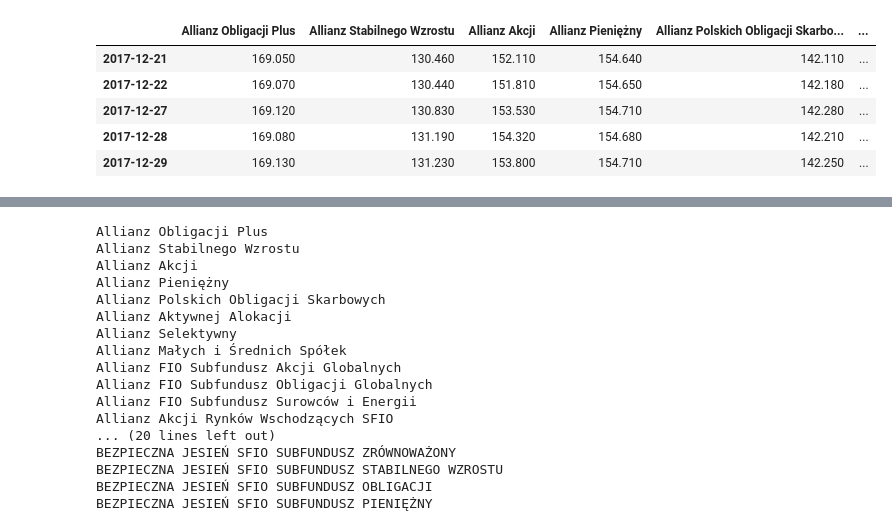
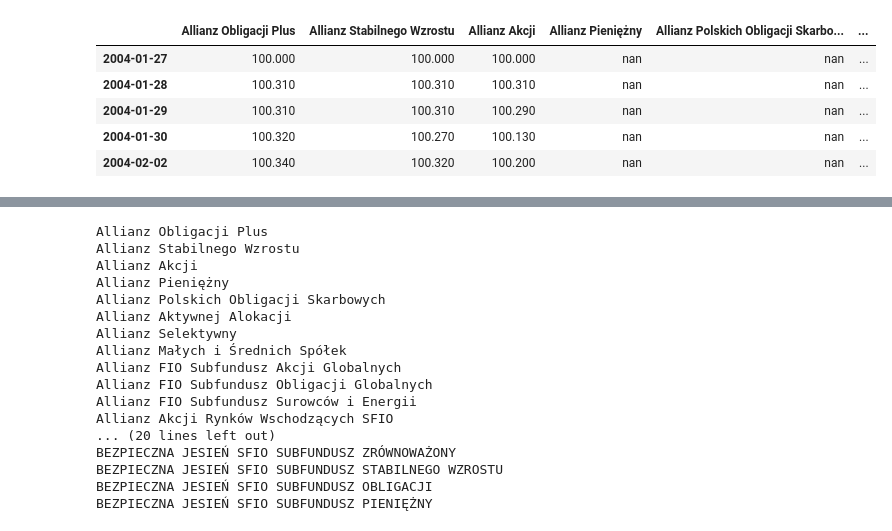
Before and after one commit to lukaszwos/wykresy_pandas, a Jupyter notebook: wykresy_xlsx.ipynb, the cells around one changed output, grey strips where cells are left out. Drawn from its saved outputs; the diff is of its cells as text; code cells hidden in the pictures.

```diff
--- a/wykresy_xlsx.ipynb
+++ b/wykresy_xlsx.ipynb
@@ -25,13 +17,13 @@ kody.xlsx*
 # %%
 df = pd.read_excel('wyceny_2018_01_04.xlsx')
-# %%
-df.tail()
-# %% [output]
-|  | Allianz Obligacji Plus | Allianz Stabilnego Wzrostu | Allianz Akcji | Allianz Pieniężny | Allianz Polskich Obligacji Skarbo... | ... |
-| 2017-12-21 | 169.050 | 130.460 | 152.110 | 154.640 | 142.110 | ... |
-| 2017-12-22 | 169.070 | 130.440 | 151.810 | 154.650 | 142.180 | ... |
-| 2017-12-27 | 169.120 | 130.830 | 153.530 | 154.710 | 142.280 | ... |
-| 2017-12-28 | 169.080 | 131.190 | 154.320 | 154.680 | 142.210 | ... |
-| 2017-12-29 | 169.130 | 131.230 | 153.800 | 154.710 | 142.250 | ... |
+# %%
+df.head(5)
+# %% [output]
+|  | Allianz Obligacji Plus | Allianz Stabilnego Wzrostu | Allianz Akcji | Allianz Pieniężny | Allianz Polskich Obligacji Skarbo... | ... |
+| 2004-01-27 | 100.000 | 100.000 | 100.000 | nan | nan | ... |
+| 2004-01-28 | 100.310 | 100.310 | 100.310 | nan | nan | ... |
+| 2004-01-29 | 100.310 | 100.310 | 100.290 | nan | nan | ... |
+| 2004-01-30 | 100.320 | 100.270 | 100.130 | nan | nan | ... |
+| 2004-02-02 | 100.340 | 100.320 | 100.200 | nan | nan | ... |
 # %%
 df = df.rename({'Allianz SFIO Flexi Asia Bond': 'Allianz SFIO Artificial Intelligence'}, axis='columns')
```
Also changed, not shown: parts of 11 cells of this notebook, 2 other files.
